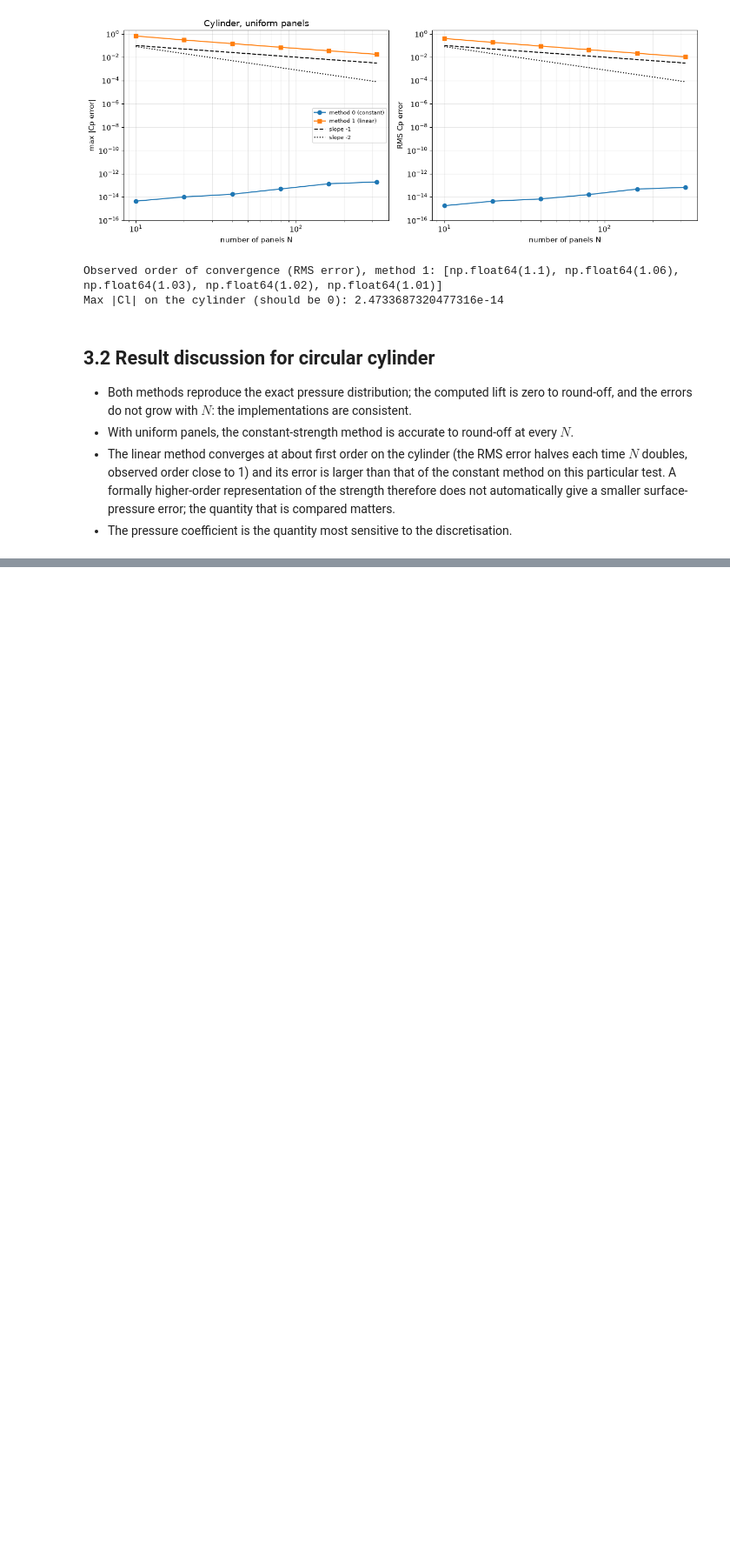
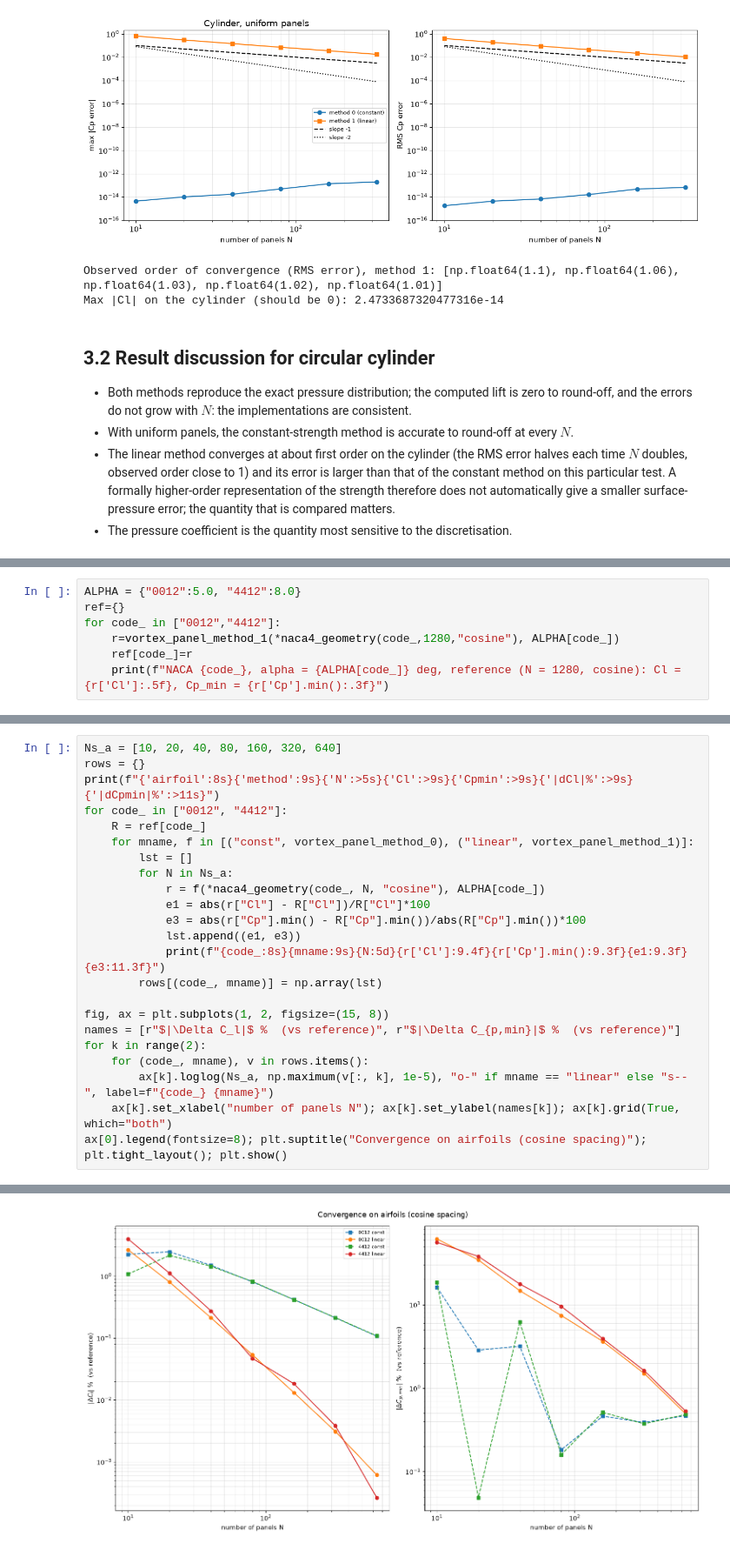
Before and after one commit to Anchalb17/AE611_2026, a Jupyter notebook: Anchal Bhupal Vortex Panel Methods assignment.ipynb, the cells around one changed output, grey strips where cells are left out. Shown at 87% size. Drawn from its saved outputs; the diff is of its cells as text; blank space fills up the shorter version.

Commit message:
Airfoil panels discretisation and characteristics updated

```diff
--- a/Anchal Bhupal Vortex Panel Methods assignment.ipynb
+++ b/Anchal Bhupal Vortex Panel Methods assignment.ipynb
@@ -333,0 +341,7 @@ Max |Cl| on the cylinder (should be 0): 2.4733687320477316e-14
+# %%
+ALPHA = {"0012":5.0, "4412":8.0}
+ref={}
+for code_ in ["0012","4412"]:
+    r=vortex_panel_method_1(*naca4_geometry(code_,1280,"cosine"), ALPHA[code_])
+    ref[code_]=r
+    print(f"NACA {code_}, alpha = {ALPHA[code_]} deg, reference (N = 1280, cosine): Cl = {r['Cl']:.5f}, Cp_min = {r['Cp'].min():.3f}")
@@ -333,0 +354,24 @@ Max |Cl| on the cylinder (should be 0): 2.4733687320477316e-14
+# %%
+Ns_a = [10, 20, 40, 80, 160, 320, 640]
+rows = {}
+print(f"{'airfoil':8s}{'method':9s}{'N':>5s}{'Cl':>9s}{'Cpmin':>9s}{'|dCl|%':>9s}{'|dCpmin|%':>11s}")
+for code_ in ["0012", "4412"]:
+    R = ref[code_]
+    for mname, f in [("const", vortex_panel_method_0), ("linear", vortex_panel_method_1)]:
+        lst = []
+        for N in Ns_a:
+            r = f(*naca4_geometry(code_, N, "cosine"), ALPHA[code_])
+            e1 = abs(r["Cl"] - R["Cl"])/R["Cl"]*100
+            e3 = abs(r["Cp"].min() - R["Cp"].min())/abs(R["Cp"].min())*100
+            lst.append((e1, e3))
+            print(f"{code_:8s}{mname:9s}{N:5d}{r['Cl']:9.4f}{r['Cp'].min():9.3f}{e1:9.3f}{e3:11.3f}")
+        rows[(code_, mname)] = np.array(lst)
+
+fig, ax = plt.subplots(1, 2, figsize=(15, 8))
+names = [r"$|\Delta C_l|$ %  (vs reference)", r"$|\Delta C_{p,min}|$ %  (vs reference)"]
+for k in range(2):
+    for (code_, mname), v in rows.items():
+        ax[k].loglog(Ns_a, np.maximum(v[:, k], 1e-5), "o-" if mname == "linear" else "s--", label=f"{code_} {mname}")
+    ax[k].set_xlabel("number of panels N"); ax[k].set_ylabel(names[k]); ax[k].grid(True, which="both")
+ax[0].legend(fontsize=8); plt.suptitle("Convergence on airfoils (cosine spacing)"); plt.tight_layout(); plt.show()
+# %% [output]
@@ -333,0 +395 @@ Max |Cl| on the cylinder (should be 0): 2.4733687320477316e-14
+[figure, added]
```
Also changed, not shown: parts of 13 cells of this notebook.
